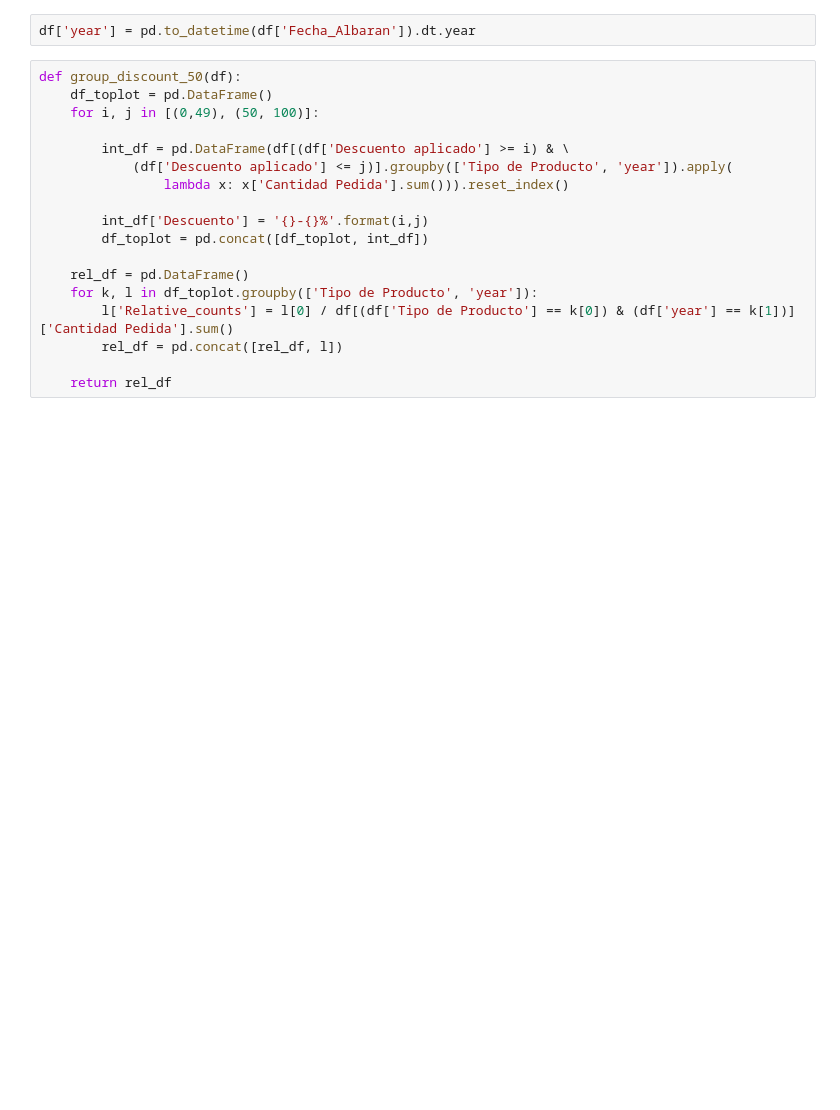
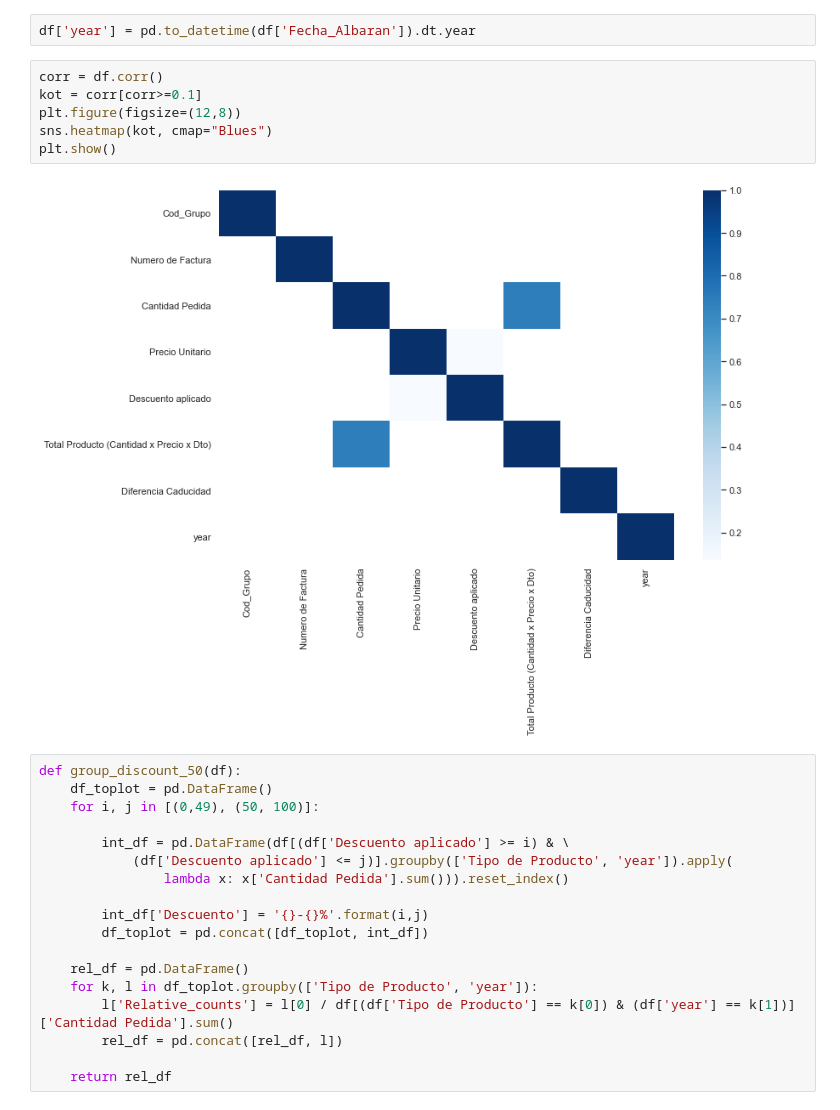
Before and after one commit to pepebonet/bdpesade, a Jupyter notebook: libs/data_analysis.ipynb, the cells around one changed output. Drawn from its saved outputs; the diff is of its cells as text; blank space fills up the shorter version.

```diff
--- a/libs/data_analysis.ipynb
+++ b/libs/data_analysis.ipynb
@@ -15,6 +16,14 @@ df.head()
 | 4 | 38.0 | 2145 | 2017-03-28 | COMERCIAL TILMAD, S.L. | 3256.0 | 000 - COMERCIAL TILMAD, S.L. - C/... | ... |
 # %%
 df['year'] = pd.to_datetime(df['Fecha_Albaran']).dt.year
+# %%
+corr = df.corr()
+kot = corr[corr>=0.1]
+plt.figure(figsize=(12,8))
+sns.heatmap(kot, cmap="Blues")
+plt.show()
+# %% [output]
+[figure, added]
 # %%
 def group_discount_50(df):
     df_toplot = pd.DataFrame()
```
Also changed, not shown: parts of 20 cells of this notebook.
